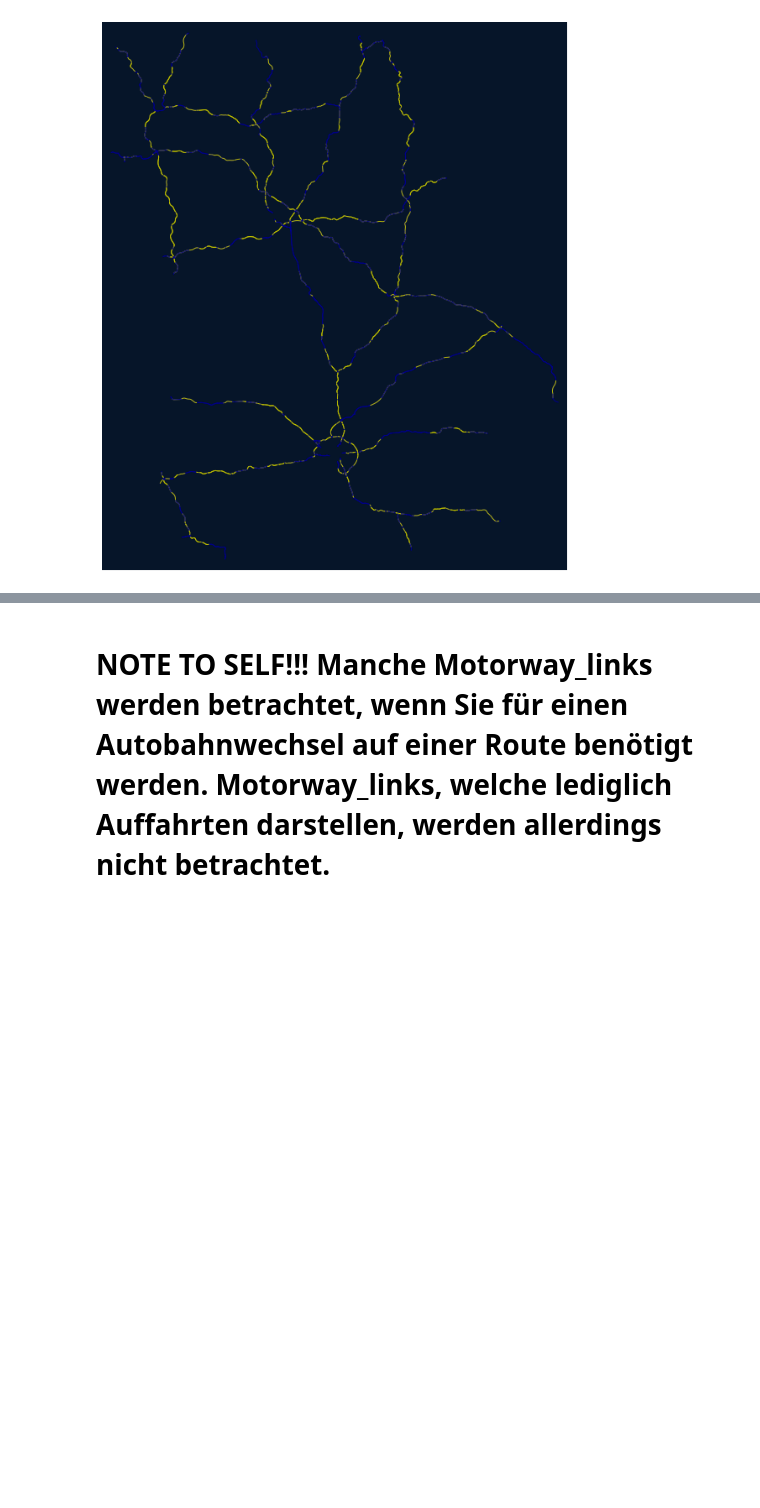
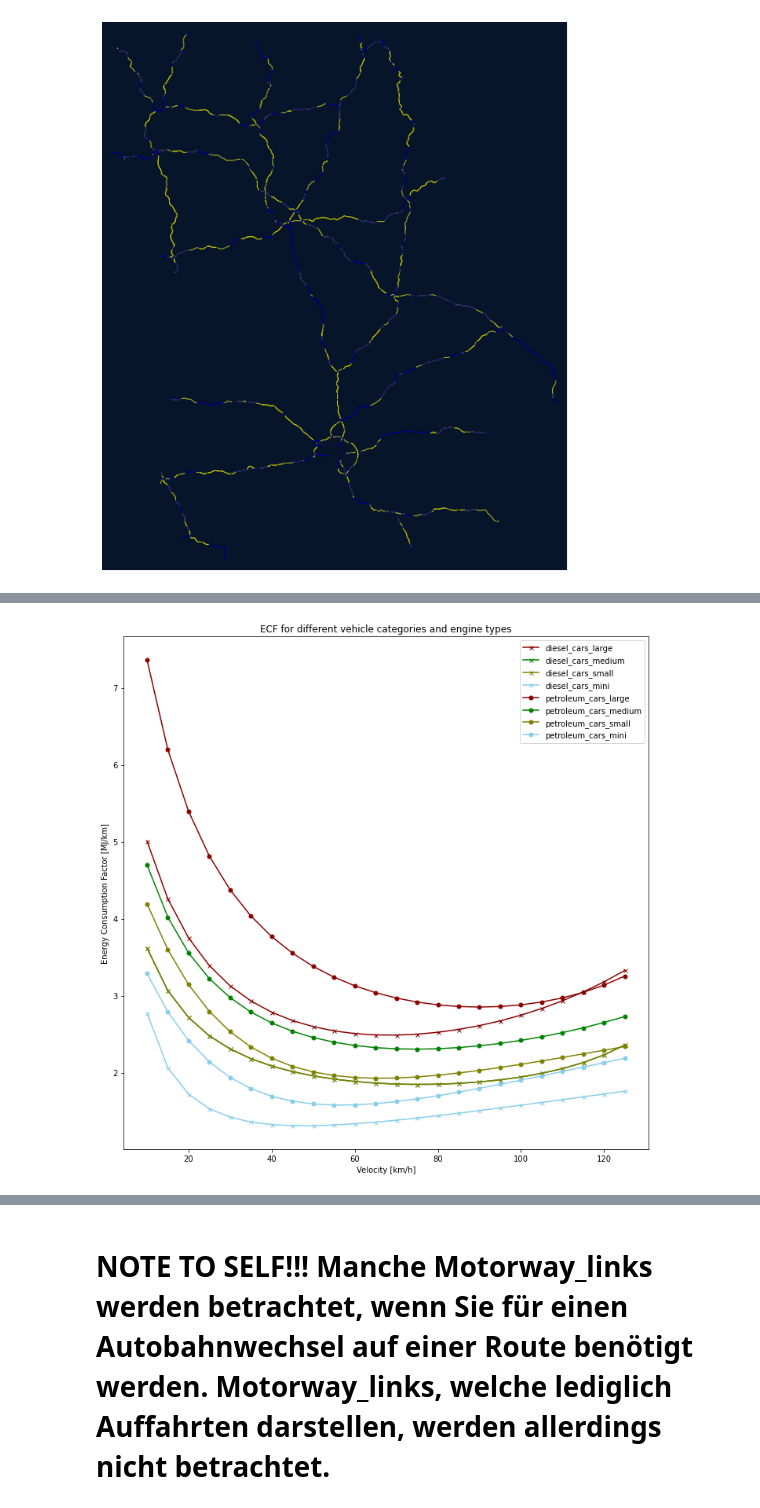
Before and after one commit to jpkunkler/motorway-speedlimit-research, a Jupyter notebook: Untitled.ipynb, the cells around one changed output, grey strips where cells are left out. Drawn from its saved outputs; the diff is of its cells as text; code cells hidden in the pictures; blank space fills up the shorter version.

```diff
--- a/Untitled.ipynb
+++ b/Untitled.ipynb
@@ -1154,0 +1300,46 @@ Percentage of kilometers driven that is not externally forced under speedLimit b
+# %%
+# BOTH
+minspeed=10
+maxspeed=130
+stepsize=5
+
+
+
+# Data
+df=pd.DataFrame({'x': range(minspeed,maxspeed, stepsize),
+                 'diesel_cars_mini': [calculateEnergyConsumptionFactor(x, cartype="mini", fueltype="diesel") for x in range(minspeed,maxspeed, stepsize)],
+                 'diesel_cars_small': [calculateEnergyConsumptionFactor(x, cartype="small", fueltype="diesel") for x in range(minspeed,maxspeed, stepsize)],
+                 'diesel_cars_medium': [calculateEnergyConsumptionFactor(x, cartype="medium", fueltype="diesel") for x in range(minspeed,maxspeed, stepsize)],
+                 'diesel_cars_large': [calculateEnergyConsumptionFactor(x, cartype="large", fueltype="diesel") for x in range(minspeed,maxspeed, stepsize)],
+                 'petroleum_cars_mini': [calculateEnergyConsumptionFactor(x, cartype="mini", fueltype="petroleum") for x in range(minspeed,maxspeed, stepsize)],
+                 'petroleum_cars_small': [calculateEnergyConsumptionFactor(x, cartype="small", fueltype="petroleum") for x in range(minspeed,maxspeed, stepsize)],
+                 'petroleum_cars_medium': [calculateEnergyConsumptionFactor(x, cartype="medium", fueltype="petroleum") for x in range(minspeed,maxspeed, stepsize)],
+                 'petroleum_cars_large': [calculateEnergyConsumptionFactor(x, cartype="large", fueltype="petroleum") for x in range(minspeed,maxspeed, stepsize)]
+                })
+
+# multiple line plot
+fig, ax = plt.subplots(figsize=(12,12))
+
+ax.plot( 'x', 'diesel_cars_large', data=df, marker='x', markersize=5, color='darkred')
+ax.plot( 'x', 'diesel_cars_medium', data=df, marker='x', markersize=5, color='green')
+ax.plot( 'x', 'diesel_cars_small', data=df, marker='x', markersize=5, color='olive')
+ax.plot( 'x', 'diesel_cars_mini', data=df, marker='x', markersize=5, color='skyblue')
+
+
+ax.plot( 'x', 'petroleum_cars_large', data=df, marker='o', markersize=5, color='darkred')
+ax.plot( 'x', 'petroleum_cars_medium', data=df, marker='o', markersize=5, color='green')
+ax.plot( 'x', 'petroleum_cars_small', data=df, marker='o', markersize=5, color='olive')
+ax.plot( 'x', 'petroleum_cars_mini', data=df, marker='o', markersize=5, color='skyblue')
+
+
+
+
+
+plt.legend(loc=1)
+
+plt.title(f'ECF for different vehicle categories and engine types')
+plt.xlabel('Velocity [km/h]')
+plt.ylabel('Energy Consumption Factor [MJ/km]')
+plt.show()
+# %% [output]
+[figure, added]
```
Also changed, not shown: parts of 16 cells of this notebook, 2 other files.
